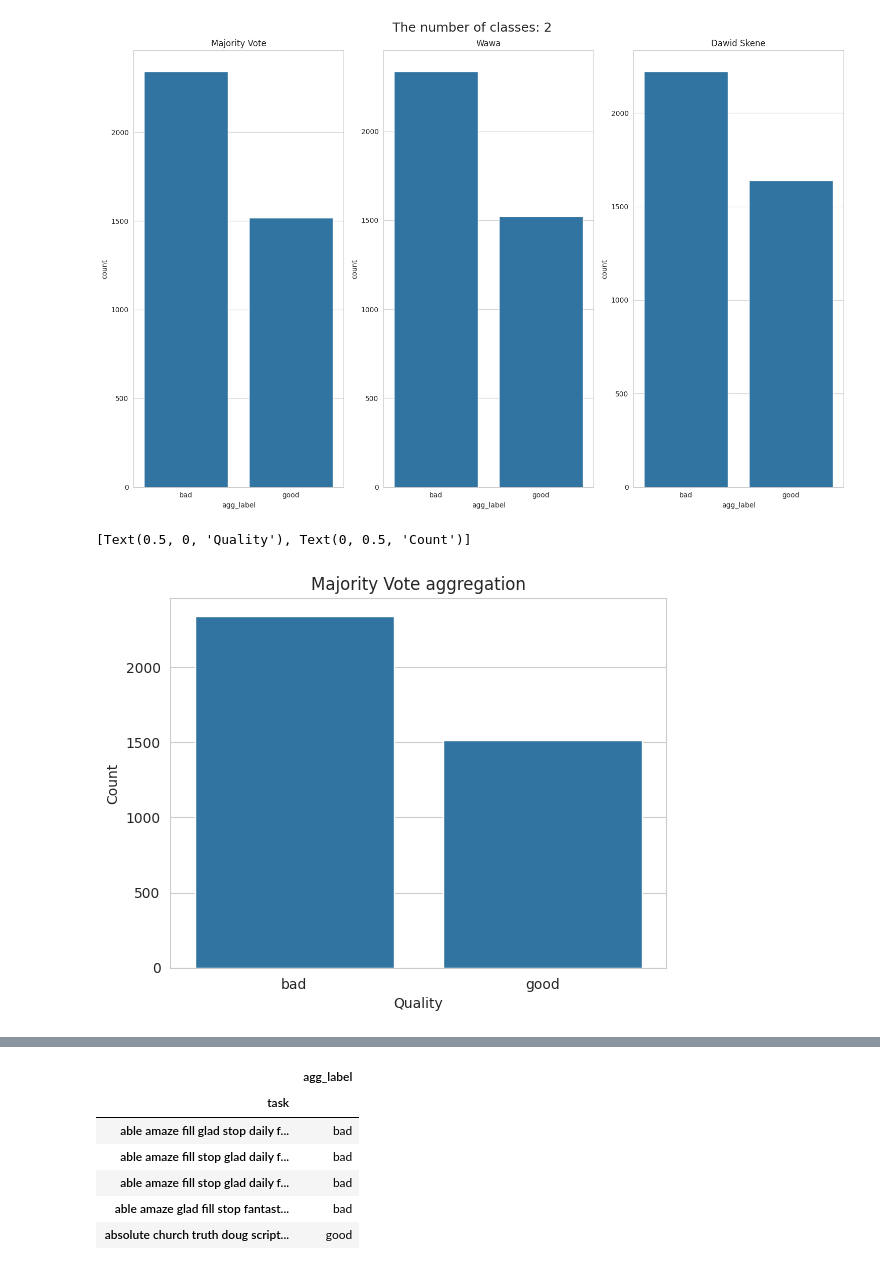
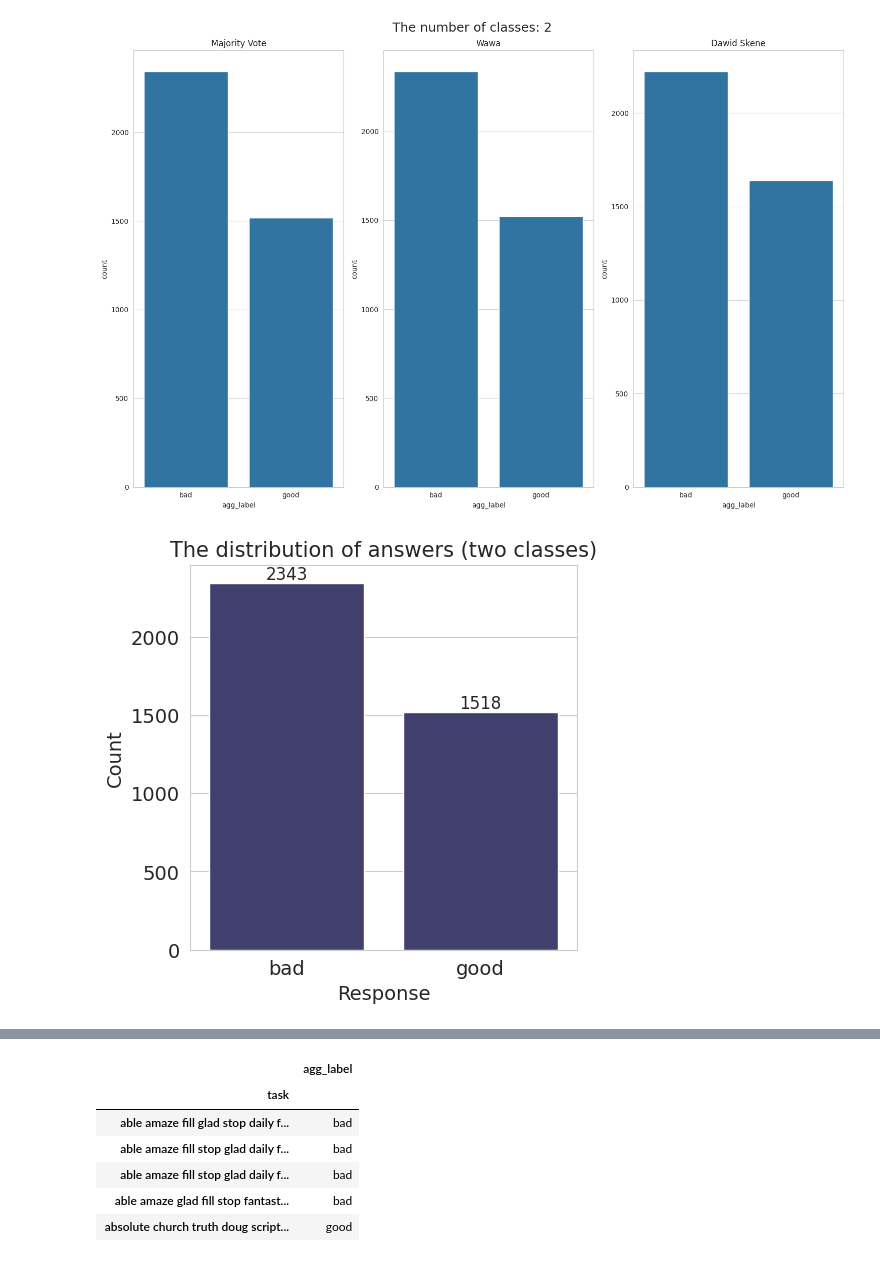
Before and after one commit to alex-mat-s/LLM_QE_TM, a Jupyter notebook: notebooks/EDA.ipynb, the cells around one changed output, grey strips where cells are left out. Drawn from its saved outputs; the diff is of its cells as text; code cells hidden in the pictures.

```diff
--- a/notebooks/EDA.ipynb
+++ b/notebooks/EDA.ipynb
@@ -555,9 +555,19 @@ Majority Vote vs Dawid Skene: True - 3599 False - 262
 Wawa vs Dawid Skene: True - 3604 False - 257
 [figure]
 # %%
-ax = sns.countplot(data=agg_mv2, x="agg_label")
-ax.set_title("Majority Vote aggregation")
+plt.figure(figsize=(5,5))
+ax = sns.countplot(data=agg_mv2, x="agg_label", color="#3A3875")
+ax.set_title("The distribution of answers (two classes)", fontsize=15)
 ax.set(xlabel="Quality", ylabel="Count")
+for i in ax.containers:
+    ax.bar_label(i, fontsize=12)
+
+plt.xticks(fontsize=14)
+plt.yticks(fontsize=14)
+
+ax.set_xlabel('Response', fontsize=14)
+ax.set_ylabel('Count', fontsize=14)
+
+plt.show()
 # %% [output]
-[Text(0.5, 0, 'Quality'), Text(0, 0.5, 'Count')]
-[figure, old version]
+[figure, new version]
```
Also changed, not shown: parts of 5 cells of this notebook, 15 other files.
